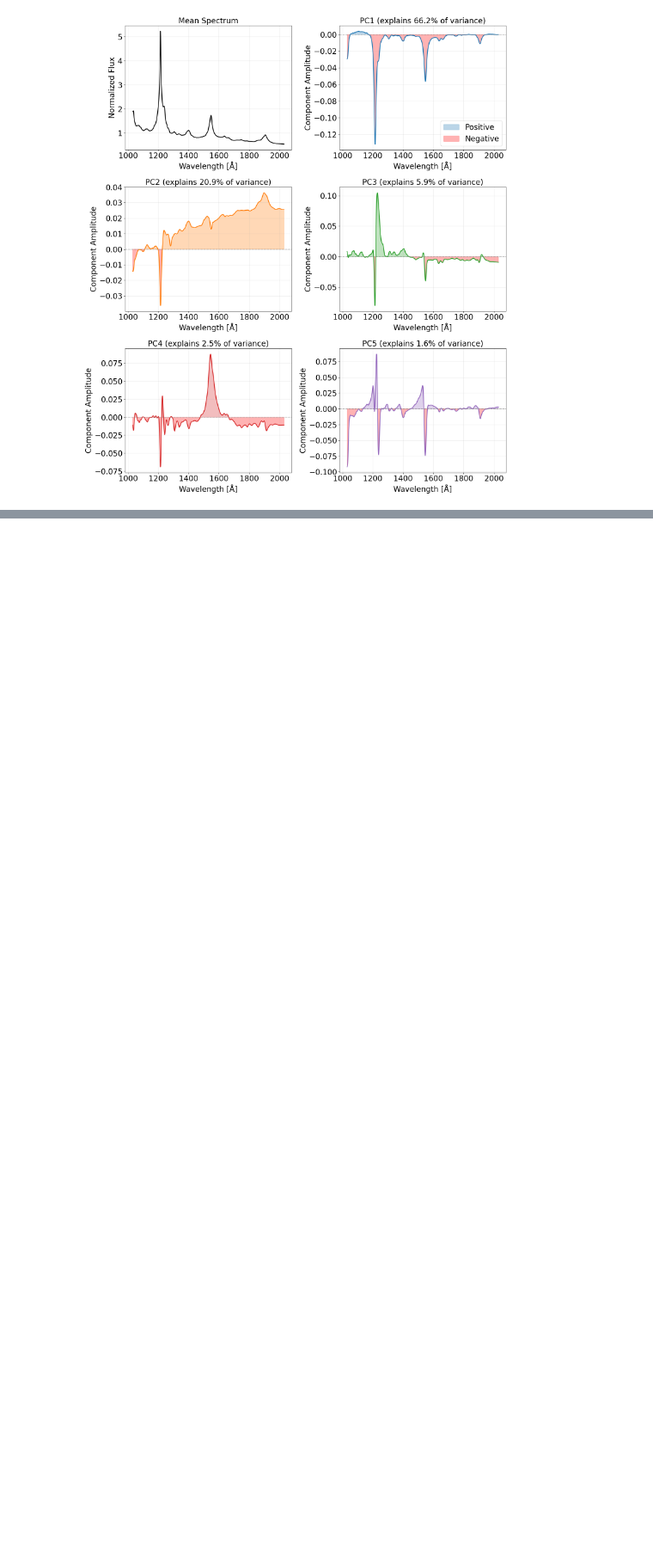
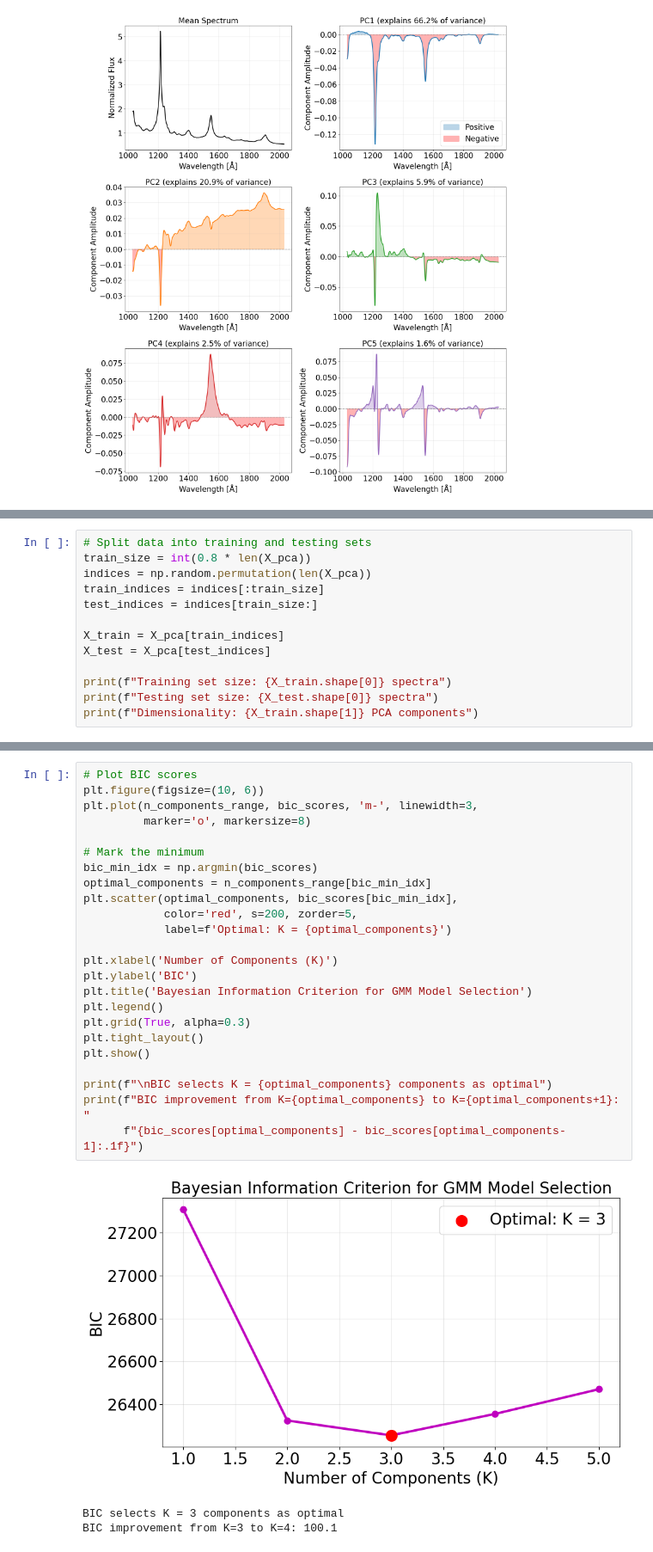
Before and after one commit to anjo233/STATML_Learn, a Jupyter notebook: tutorial_chapter_11b.ipynb, the cells around one changed output, grey strips where cells are left out. Shown at 86% size. Cells and saved outputs as stored; diff of their text form; blank space fills up the shorter version.

```diff
--- a/tutorial_chapter_11b.ipynb
+++ b/tutorial_chapter_11b.ipynb
@@ -933,0 +579,13 @@ The techniques developed here—PCA for dimensionality reduction, GMM for distri
+# %%
+# Split data into training and testing sets
+train_size = int(0.8 * len(X_pca))
+indices = np.random.permutation(len(X_pca))
+train_indices = indices[:train_size]
+test_indices = indices[train_size:]
+
+X_train = X_pca[train_indices]
+X_test = X_pca[test_indices]
+
+print(f"Training set size: {X_train.shape[0]} spectra")
+print(f"Testing set size: {X_test.shape[0]} spectra")
+print(f"Dimensionality: {X_train.shape[1]} PCA components")
@@ -933,0 +986,28 @@ The techniques developed here—PCA for dimensionality reduction, GMM for distri
+# %%
+# Plot BIC scores
+plt.figure(figsize=(10, 6))
+plt.plot(n_components_range, bic_scores, 'm-', linewidth=3,
+         marker='o', markersize=8)
+
+# Mark the minimum
+bic_min_idx = np.argmin(bic_scores)
+optimal_components = n_components_range[bic_min_idx]
+plt.scatter(optimal_components, bic_scores[bic_min_idx],
+            color='red', s=200, zorder=5,
+            label=f'Optimal: K = {optimal_components}')
+
+plt.xlabel('Number of Components (K)')
+plt.ylabel('BIC')
+plt.title('Bayesian Information Criterion for GMM Model Selection')
+plt.legend()
+plt.grid(True, alpha=0.3)
+plt.tight_layout()
+plt.show()
+
+print(f"\nBIC selects K = {optimal_components} components as optimal")
+print(f"BIC improvement from K={optimal_components} to K={optimal_components+1}: "
+      f"{bic_scores[optimal_components] - bic_scores[optimal_components-1]:.1f}")
+# %% [output]
+[figure, added]
+BIC selects K = 3 components as optimal
+BIC improvement from K=3 to K=4: 100.1
```
Also changed, not shown: parts of 74 cells of this notebook, 1 other file.
